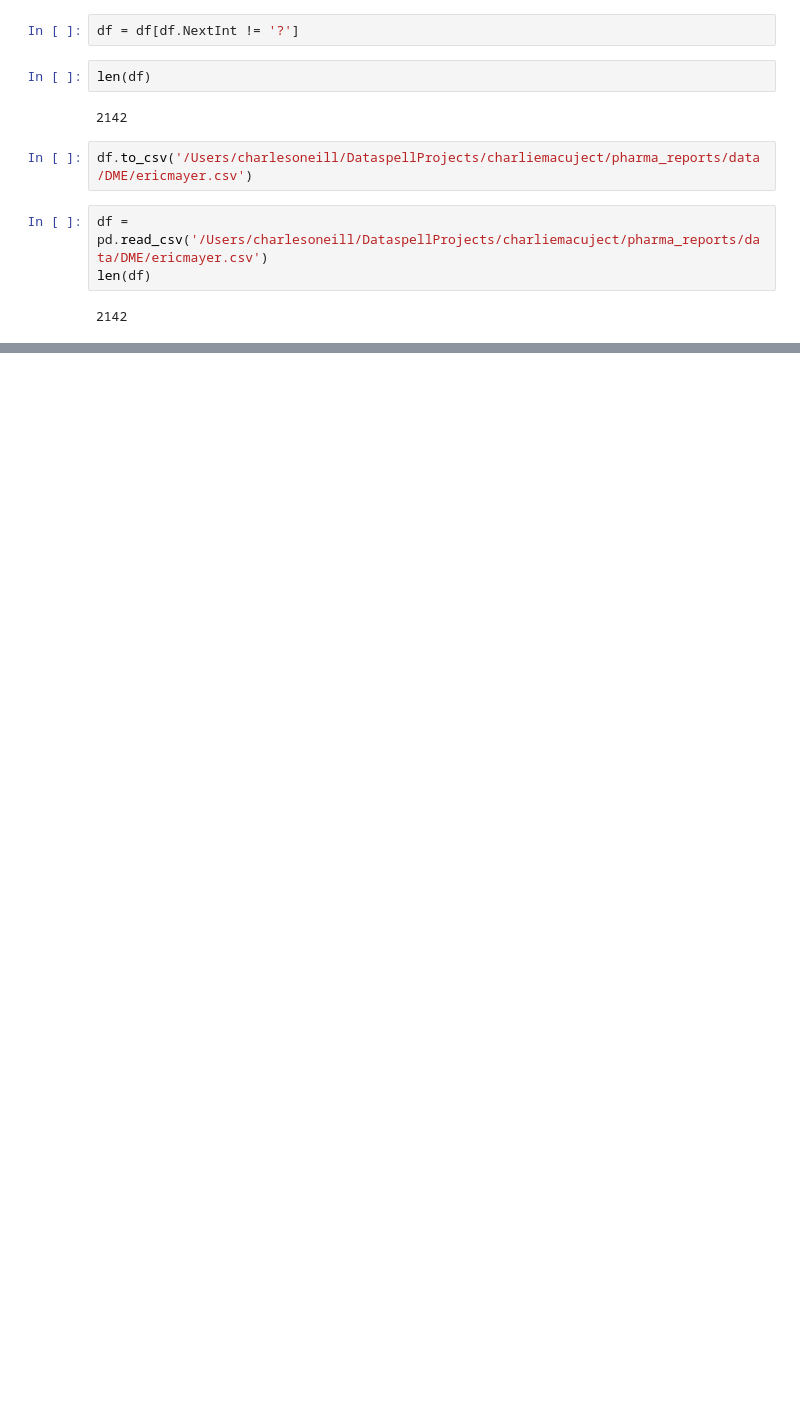
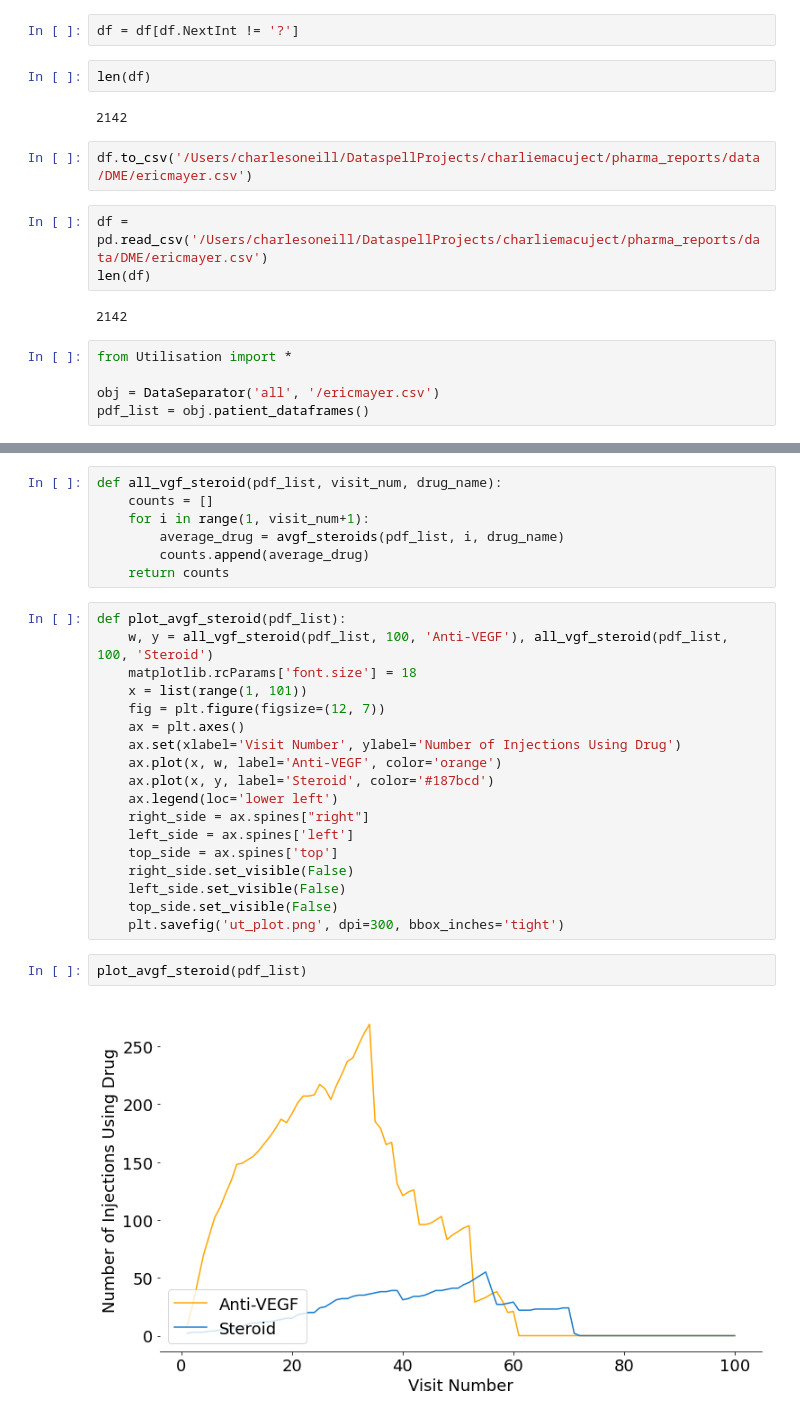
Before and after one commit to charlieoneill23/charliemacuject, a Jupyter notebook: pharma_reports/DME/GenerateAudit.ipynb, the cells around one changed output, grey strips where cells are left out. Saved outputs shown, nothing was run; the diff lists cells and outputs as text; blank space fills up the shorter version.

```diff
--- a/pharma_reports/DME/GenerateAudit.ipynb
+++ b/pharma_reports/DME/GenerateAudit.ipynb
@@ -58,3 +58,8 @@ df = pd.read_csv('/Users/charlesoneill/DataspellProjects/charliemacuject/pharma_
 len(df)
 # %% [output]
 2142
+# %%
+from Utilisation import *
+
+obj = DataSeparator('all', '/ericmayer.csv')
+pdf_list = obj.patient_dataframes()
@@ -60,0 +85,29 @@ len(df)
+# %%
+def all_vgf_steroid(pdf_list, visit_num, drug_name):
+    counts = []
+    for i in range(1, visit_num+1):
+        average_drug = avgf_steroids(pdf_list, i, drug_name)
+        counts.append(average_drug)
+    return counts
+# %%
+def plot_avgf_steroid(pdf_list):
+    w, y = all_vgf_steroid(pdf_list, 100, 'Anti-VEGF'), all_vgf_steroid(pdf_list, 100, 'Steroid')
+    matplotlib.rcParams['font.size'] = 18
+    x = list(range(1, 101))
+    fig = plt.figure(figsize=(12, 7))
+    ax = plt.axes()
+    ax.set(xlabel='Visit Number', ylabel='Number of Injections Using Drug')
+    ax.plot(x, w, label='Anti-VEGF', color='orange')
+    ax.plot(x, y, label='Steroid', color='#187bcd')
+    ax.legend(loc='lower left')
+    right_side = ax.spines["right"]
+    left_side = ax.spines['left']
+    top_side = ax.spines['top']
+    right_side.set_visible(False)
+    left_side.set_visible(False)
+    top_side.set_visible(False)
+    plt.savefig('ut_plot.png', dpi=300, bbox_inches='tight')
+# %%
+plot_avgf_steroid(pdf_list)
+# %% [output]
+[figure, added]
```
Also changed, not shown: parts of 1 cell of this notebook, 5 other files.
